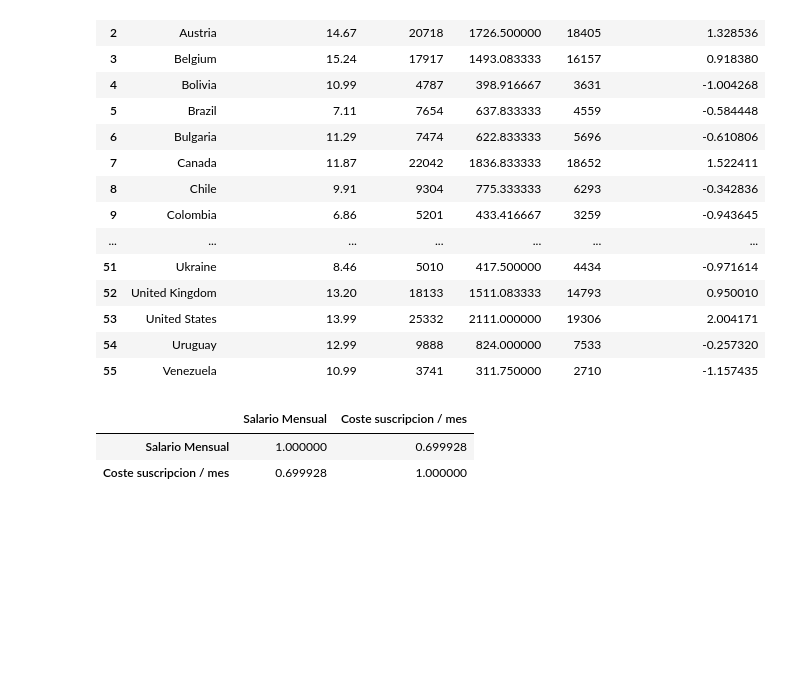
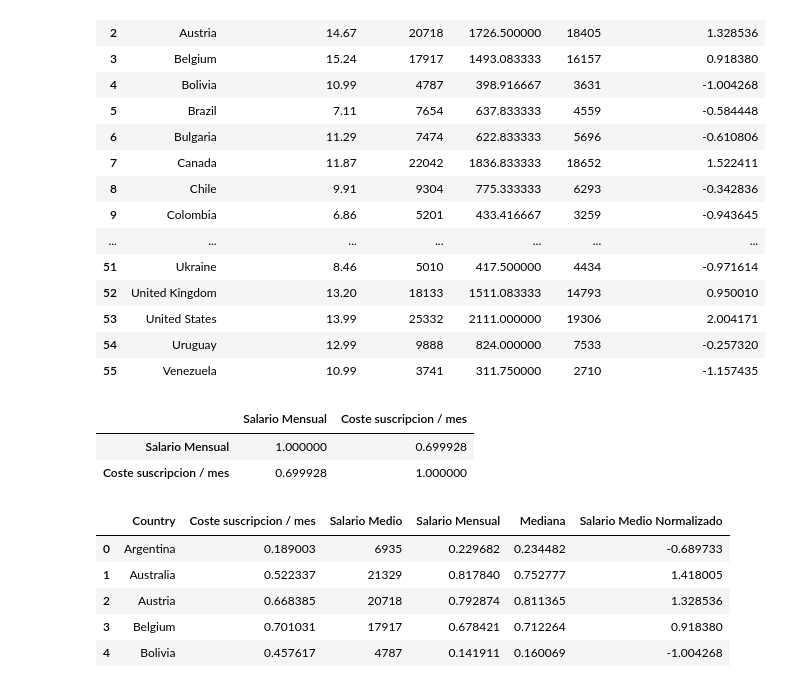
Before and after one commit to cfuentesc01/programacion-ia, a Jupyter notebook: Actividades/Actividad_2_8/Actividad2_8.ipynb, the cells around one changed output. Cells and saved outputs as stored; diff of their text form; code cells hidden in the pictures; blank space fills up the shorter version.

```diff
--- a/Actividades/Actividad_2_8/Actividad2_8.ipynb
+++ b/Actividades/Actividad_2_8/Actividad2_8.ipynb
@@ -72,6 +72,19 @@ datos.corr(method="pearson")
 |  | Salario Mensual | Coste suscripcion / mes |
 | Salario Mensual | 1.000000 | 0.699928 |
 | Coste suscripcion / mes | 0.699928 | 1.000000 |
+# %%
+# Para normalizar los datos
+from sklearn.preprocessing import MinMaxScaler
+escalador = MinMaxScaler()
+df_conjunto[['Coste suscripcion / mes','Salario Mensual','Mediana']] = escalador.fit_transform(df_conjunto[['Coste suscripcion / mes','Salario Mensual','Mediana']])
+df_conjunto.head()
+# %% [output]
+|  | Country | Coste suscripcion / mes | Salario Medio | Salario Mensual | Mediana | Salario Medio Normalizado |
+| 0 | Argentina | 0.189003 | 6935 | 0.229682 | 0.234482 | -0.689733 |
+| 1 | Australia | 0.522337 | 21329 | 0.817840 | 0.752777 | 1.418005 |
+| 2 | Austria | 0.668385 | 20718 | 0.792874 | 0.811365 | 1.328536 |
+| 3 | Belgium | 0.701031 | 17917 | 0.678421 | 0.712264 | 0.918380 |
+| 4 | Bolivia | 0.457617 | 4787 | 0.141911 | 0.160069 | -1.004268 |
 # %%
 fig, ax1 = plt.subplots()
 ax2 = ax1.twinx()
```
Also changed, not shown: parts of 1 cell of this notebook, 1 other file.
